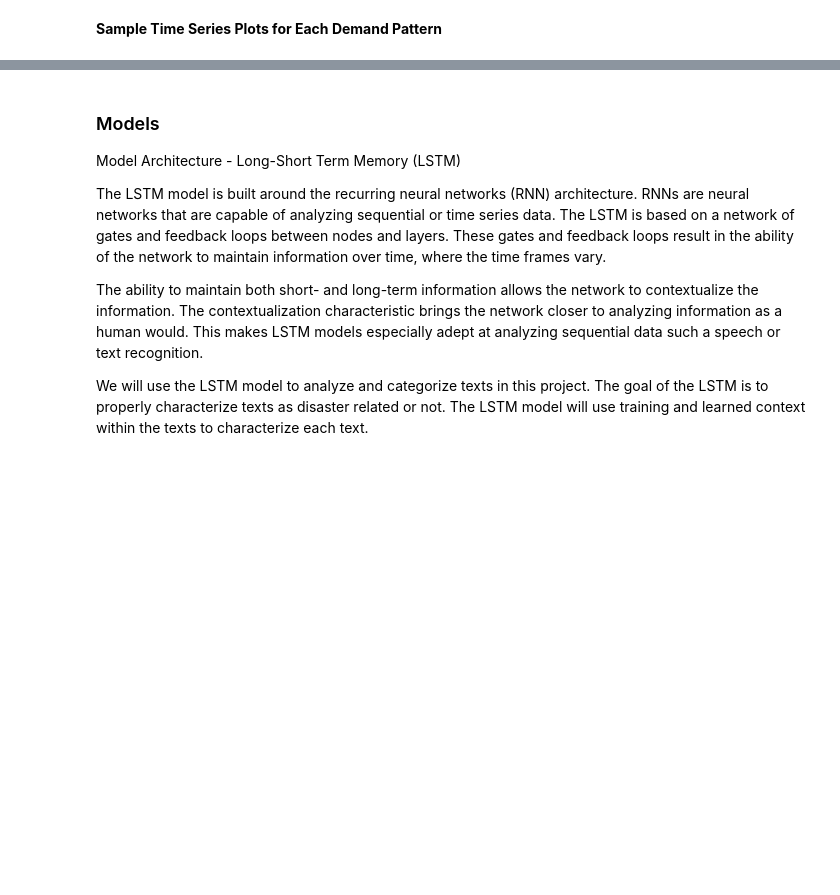
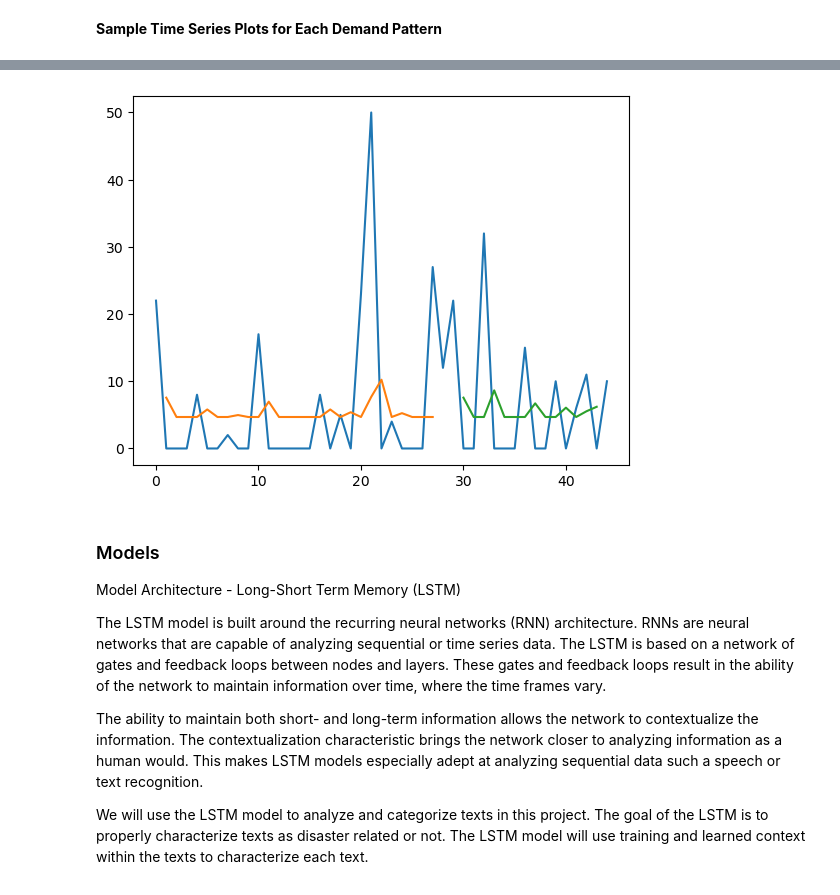
Before and after one commit to jmskeet/5511-Assignment-6, a Jupyter notebook: assignment6.ipynb, the cells around one changed output, grey strips where cells are left out. Cells and saved outputs as stored; diff of their text form; code cells hidden in the pictures; blank space fills up the shorter version.

```diff
--- a/assignment6.ipynb
+++ b/assignment6.ipynb
@@ -366,17 +300,0 @@ def build_model(train_input, train_output, epoch_count, loss_function, optimizer
-# %%
-family_profile = get_family_demand(25)
-print(family_profile)
-scaled_profile = scale_profile(family_profile)
-print(scaled_profile)
-train, test = train_test_data(scaled_profile, .65)
-print(train)
-print(test)
-
-lag_periods = 1
-lag_train, period_train = data_to_input_matrix(train, lag_periods)
-lag_test, period_test = data_to_input_matrix(test, lag_periods)
-
-train_input = format_input(lag_train)
-test_input = format_input(lag_test)
-
-build_model(train_input, period_train, 100, 'mean_squared_error', 'adam', 1, 1)
@@ -400,0 +373,68 @@ Epoch 100/100
+# %%
+demand_profile = get_family_demand(25)
+print(demand_profile)
+
+scaled_demand_profile = scale_profile(demand_profile)
+print(scaled_demand_profile)
+
+train, test = train_test_data(scaled_demand_profile, .65)
+print(train)
+print(test)
+
+lag_periods = 1
+trainX, trainY = data_to_input_matrix(train, lag_periods) #trainX, trainY
+testX, testY = data_to_input_matrix(test, lag_periods)  #testX, testY
+
+trainX = format_input(trainX) #trainX
+testX = format_input(testX) #testX
+
+m = build_model(trainX, trainY, 100, 'mean_squared_error', 'adam', 1, 1)
+
+# make predictions
+trainPredict = m.predict(trainX)
+testPredict = m.predict(testX)
+
+
+# convert predictions to unscalled values
+trainPredict = unscale_profile(demand_profile, trainPredict)
+trainY = unscale_profile(demand_profile, [trainY])
+testPredict = unscale_profile(demand_profile, testPredict)
+testY = unscale_profile(demand_profile, [testY])
+
+
+# trainPredict = scaler.inverse_transform(trainPredict)
+# trainY = scaler.inverse_transform([trainY])
+# testPredict = scaler.inverse_transform(testPredict)
+# testY = scaler.inverse_transform([testY])
+
+
+
+print(trainPredict)
+print(testPredict)
+
+
+# calculate root mean squared error
+trainScore = np.sqrt(mean_squared_error(trainY[0], trainPredict[:,0]))
+print('Train Score: %.2f RMSE' % (trainScore))
+testScore = np.sqrt(mean_squared_error(testY[0], testPredict[:,0]))
+print('Test Score: %.2f RMSE' % (testScore))
+
+
+
+# shift train predictions for plotting
+trainPredictPlot = np.empty_like(scaled_demand_profile)
+trainPredictPlot[:, :] = np.nan
+trainPredictPlot[lag_periods:len(trainPredict)+lag_periods, :] = trainPredict
+# shift test predictions for plotting
+testPredictPlot = np.empty_like(scaled_demand_profile)
+testPredictPlot[:, :] = np.nan
+testPredictPlot[len(trainPredict)+(lag_periods*2)+1:len(scaled_demand_profile)-1, :] = testPredict
+# plot baseline and predictions
+
+scaler = MinMaxScaler()
+demand = scaler.fit_transform(demand_profile)
+plt.plot(scaler.inverse_transform(scaled_demand_profile))
+plt.plot(trainPredictPlot)
+plt.plot(testPredictPlot)
+plt.show()
+# %% [output]
@@ -401,3 +458,4 @@ Epoch 100/100
+[figure, added]
 # %% [markdown]
 ### Models
 
```
Also changed, not shown: parts of 15 cells of this notebook.
